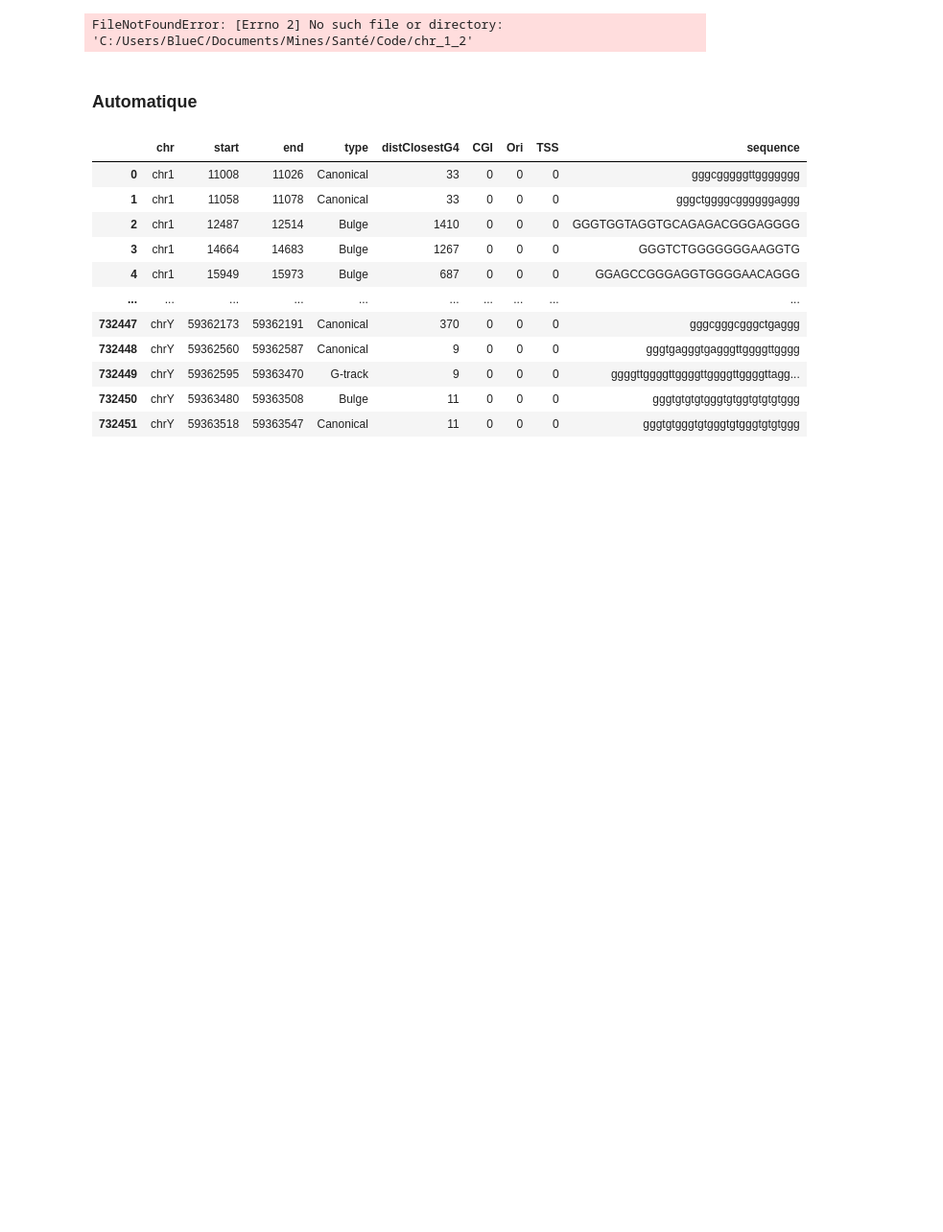
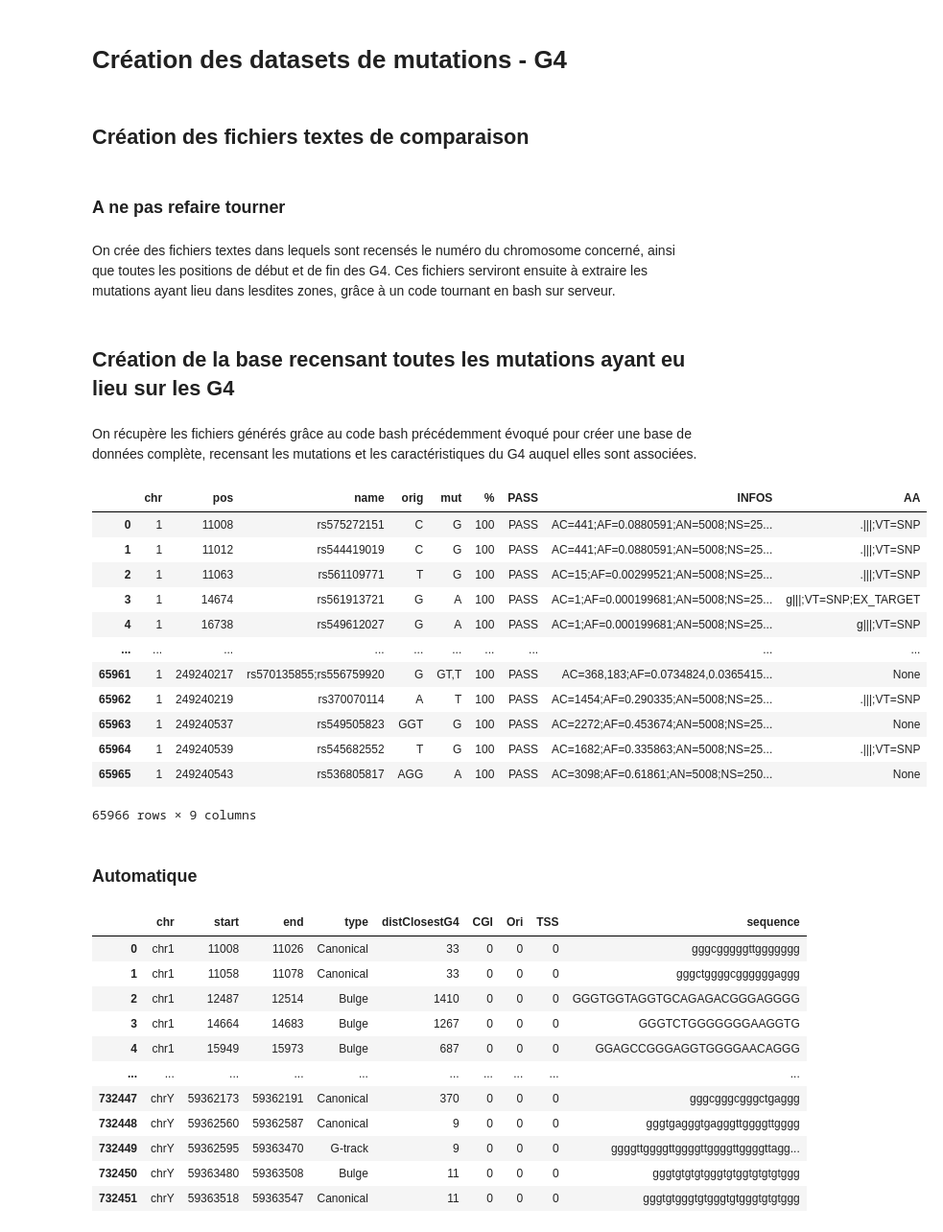
Before and after one commit to chloevogel/TRSante, a Jupyter notebook: Creation_des_fichiers_complets_de_mutation.ipynb, the cells around one changed output. Shown at 96% size. Drawn from its saved outputs; the diff is of its cells as text; code cells hidden in the pictures; blank space fills up the shorter version.

Commit message:
Restructuration du fichier et réunion de toutes les créations de datasets

```diff
--- a/Creation_des_fichiers_complets_de_mutation.ipynb
+++ b/Creation_des_fichiers_complets_de_mutation.ipynb
@@ -5,0 +94,8 @@ import statistics
+# %% [markdown]
+# Création des datasets de mutations - G4
+# %% [markdown]
+## Création des fichiers textes de comparaison
+# %% [markdown]
+### A ne pas refaire tourner
+# %% [markdown]
+On crée des fichiers textes dans lequels sont recensés le numéro du chromosome concerné, ainsi que toutes les positions de début et de fin des G4. Ces fichiers serviront ensuite à extraire les mutations ayant lieu dans lesdites zones, grâce à un code tournant en bash sur serveur.
@@ -6,17 +118,34 @@ import statistics
+# %% [markdown]
+## Création de la base recensant toutes les mutations ayant eu lieu sur les G4
+# %% [markdown]
+On récupère les fichiers générés grâce au code bash précédemment évoqué pour créer une base de données complète, recensant les mutations et les caractéristiques du G4 auquel elles sont associées.
 # %%
 file = open('C:/Users/BlueC/Documents/Mines/Santé/Code/annotated_G4plus_categories.bed')
 reader = pd.read_csv(file, delimiter='\t')
 # %%
 i_chrom = '1'
 # %%
-file2 = open(f'C:/Users/BlueC/Documents/Mines/Santé/Code/chr_{i_chrom}_2')
+file2 = open(f'C:/Users/BlueC/Documents/Mines/Santé/Code/chr/chr_{i_chrom}_2')
 my_col = ['chr', 'pos', 'name', 'orig', 'mut', '%', 'PASS','INFOS', 'AA']
 separateurs = "\t|AA="
 reader2 = pd.read_csv(file2, sep = separateurs, names = my_col, header = None, engine ='python')
 reader2 = reader2.drop_duplicates()
 reader2 = reader2.reset_index(drop=True)
+reader2
 # %% [output]
+|  | chr | pos | name | orig | mut | % | PASS | INFOS | AA |
+| 0 | 1 | 11008 | rs575272151 | C | G | 100 | PASS | AC=441;AF=0.0880591;AN=5008;NS=25... | .|||;VT=SNP |
+| 1 | 1 | 11012 | rs544419019 | C | G | 100 | PASS | AC=441;AF=0.0880591;AN=5008;NS=25... | .|||;VT=SNP |
+| 2 | 1 | 11063 | rs561109771 | T | G | 100 | PASS | AC=15;AF=0.00299521;AN=5008;NS=25... | .|||;VT=SNP |
+| 3 | 1 | 14674 | rs561913721 | G | A | 100 | PASS | AC=1;AF=0.000199681;AN=5008;NS=25... | g|||;VT=SNP;EX_TARGET |
+| 4 | 1 | 16738 | rs549612027 | G | A | 100 | PASS | AC=1;AF=0.000199681;AN=5008;NS=25... | g|||;VT=SNP |
+| ... | ... | ... | ... | ... | ... | ... | ... | ... | ... |
+| 65961 | 1 | 249240217 | rs570135855;rs556759920 | G | GT,T | 100 | PASS | AC=368,183;AF=0.0734824,0.0365415... | None |
+| 65962 | 1 | 249240219 | rs370070114 | A | T | 100 | PASS | AC=1454;AF=0.290335;AN=5008;NS=25... | .|||;VT=SNP |
+| 65963 | 1 | 249240537 | rs549505823 | GGT | G | 100 | PASS | AC=2272;AF=0.453674;AN=5008;NS=25... | None |
+| 65964 | 1 | 249240539 | rs545682552 | T | G | 100 | PASS | AC=1682;AF=0.335863;AN=5008;NS=25... | .|||;VT=SNP |
+| 65965 | 1 | 249240543 | rs536805817 | AGG | A | 100 | PASS | AC=3098;AF=0.61861;AN=5008;NS=250... | None |
-FileNotFoundError: [Errno 2] No such file or directory: 'C:/Users/BlueC/Documents/Mines/Santé/Code/chr_1_2'
+65966 rows × 9 columns
 # %%
 my_col = ['chr', 'pos', 'name', 'orig', 'mut', '%', 'PASS','INFOS', 'AA', 'start', 'end', 'type', 'distClosestG4', 'CGI', 'Ori', 'TSS']
 col_G4 = ['start', 'end', 'type', 'distClosestG4', 'CGI', 'Ori', 'TSS']
```
Also changed, not shown: parts of 37 cells of this notebook.
